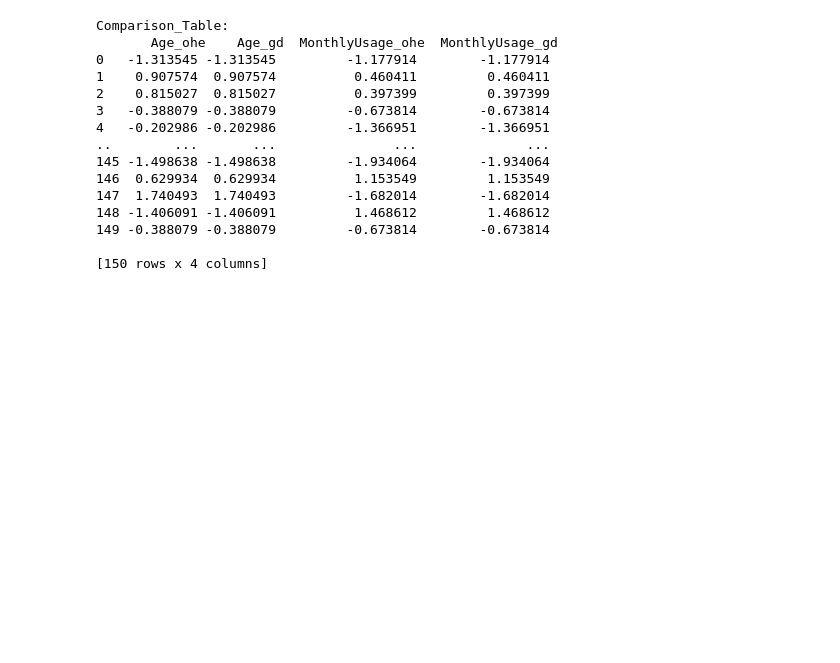
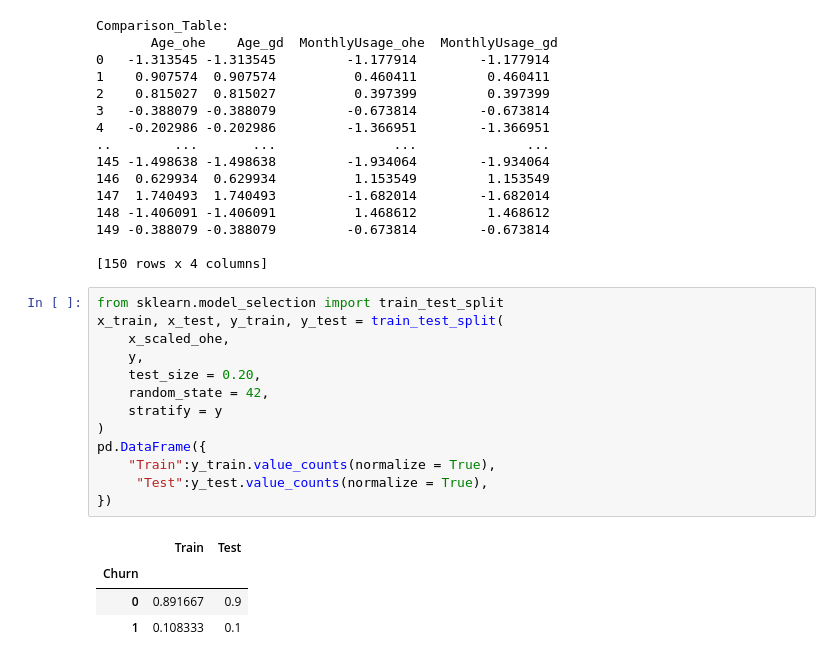
Before and after one commit to vedashree77/MachineLearning, a Jupyter notebook: chp_34_supervisedlearning_logistic_regression.ipynb, the cells around one changed output. Drawn from its saved outputs; the diff is of its cells as text; blank space fills up the shorter version.

```diff
--- a/chp_34_supervisedlearning_logistic_regression.ipynb
+++ b/chp_34_supervisedlearning_logistic_regression.ipynb
@@ -258,3 +258,21 @@ Comparison_Table:
 149 -0.388079 -0.388079         -0.673814        -0.673814
 
 [150 rows x 4 columns]
+# %%
+from sklearn.model_selection import train_test_split
+x_train, x_test, y_train, y_test = train_test_split(
+    x_scaled_ohe,
+    y,
+    test_size = 0.20,
+    random_state = 42,
+    stratify = y
+)
+pd.DataFrame({
+    "Train":y_train.value_counts(normalize = True),
+     "Test":y_test.value_counts(normalize = True),
+})
+# %% [output]
+|  | Train | Test |
+| Churn |  |  |
+| 0 | 0.891667 | 0.9 |
+| 1 | 0.108333 | 0.1 |
```
Also changed, not shown: parts of 2 cells of this notebook.
